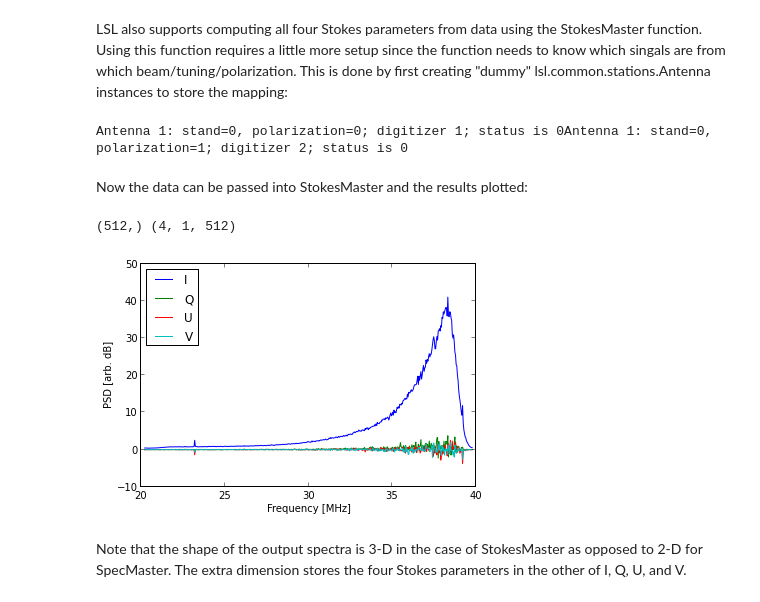
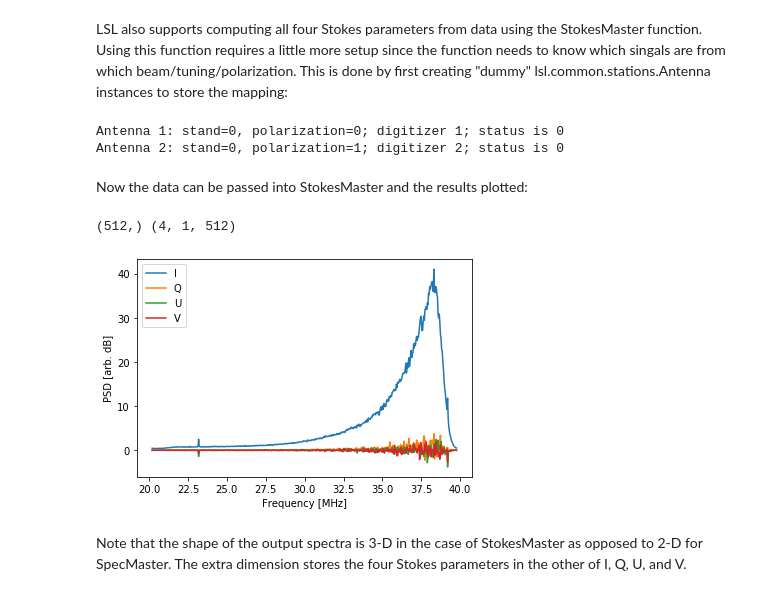
Before and after one commit to lwa-project/lsl, a Jupyter notebook: doc/notebooks/LSL DRX Tutorial.ipynb, the cells around one changed output. Cells and saved outputs as stored; diff of their text form; code cells hidden in the pictures.

```diff
--- a/doc/notebooks/LSL DRX Tutorial.ipynb
+++ b/doc/notebooks/LSL DRX Tutorial.ipynb
@@ -38,15 +167,44 @@ data = numpy.zeros((4,50*4096), dtype=numpy.complex64)count = [0,0,0,0]for i in
 # %% [markdown]
 LSL also supports computing all four Stokes parameters from data using the StokesMaster function.  Using this function requires a little more setup since the function needs to know which singals are from which beam/tuning/polarization.  This is done by first creating "dummy" lsl.common.stations.Antenna instances to store the mapping:
 # %%
-from lsl.common import stationsantennas = []for i in xrange(2):    if i / 2 == 0:        newAnt = stations.Antenna(1)    else:        newAnt = stations.Antenna(2)    if i % 2 == 0:        newAnt.pol = 0    else:        newAnt.pol = 1    newAnt.digitizer = i+1    antennas.append(newAnt)    for ant in antennas:    print str(ant)
+from lsl.common import stations
+
+antennas = []
+for i in range(2):
+    if i / 2 == 0:
+        newAnt = stations.Antenna(1)
+    else:
+        newAnt = stations.Antenna(2)
+    if i % 2 == 0:
+        newAnt.pol = 0
+    else:
+        newAnt.pol = 1
+    newAnt.digitizer = i+1
+    antennas.append(newAnt)
+
+for ant in antennas:
+    print(str(ant))
 # %% [output]
-Antenna 1: stand=0, polarization=0; digitizer 1; status is 0Antenna 1: stand=0, polarization=1; digitizer 2; status is 0
+Antenna 1: stand=0, polarization=0; digitizer 1; status is 0
+Antenna 2: stand=0, polarization=1; digitizer 2; status is 0
 # %% [markdown]
 Now the data can be passed into StokesMaster and the results plotted:
 # %%
-freq, spec = fxc.StokesMaster(data, antennas, LFFT=512, SampleRate=srate, CentralFreq=cFreq)print freq.shape, spec.shapefig = plt.figure()ax = fig.gca()ax.plot(freq/1e6, spec[0,0,:], label='I')ax.plot(freq/1e6, spec[1,0,:], label='Q')ax.plot(freq/1e6, spec[2,0,:], label='U')ax.plot(freq/1e6, spec[3,0,:], label='V')ax.set_xlabel('Frequency [MHz]')ax.set_ylabel('PSD [arb. dB]')ax.legend(loc=0)plt.show()
+freq, spec = fxc.StokesMaster(data, antennas, LFFT=512, sample_rate=srate, central_freq=cFreq)
+print(freq.shape, spec.shape)
+
+fig = plt.figure()
+ax = fig.gca()
+ax.plot(freq/1e6, spec[0,0,:], label='I')
+ax.plot(freq/1e6, spec[1,0,:], label='Q')
+ax.plot(freq/1e6, spec[2,0,:], label='U')
+ax.plot(freq/1e6, spec[3,0,:], label='V')
+ax.set_xlabel('Frequency [MHz]')
+ax.set_ylabel('PSD [arb. dB]')
+ax.legend(loc=0)
+plt.show()
 # %% [output]
 (512,) (4, 1, 512)
-[figure, old version]
+[figure, new version]
 # %% [markdown]
 Note that the shape of the output spectra is 3-D in the case of StokesMaster as opposed to 2-D for SpecMaster.  The extra dimension stores the four Stokes parameters in the other of I, Q, U, and V.
```
Also changed, not shown: parts of 8 cells of this notebook, 7 other files.
